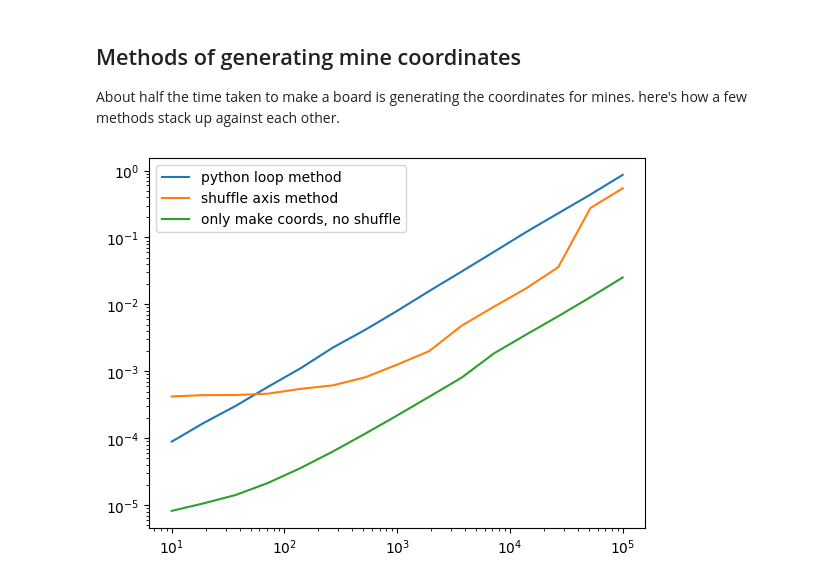
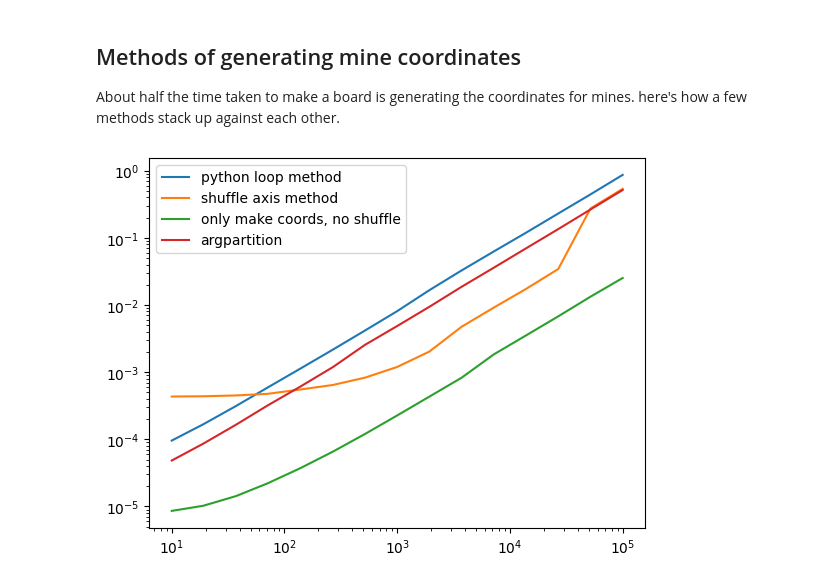
Before and after one commit to fred-cook/lad-sweeper, a Jupyter notebook: research/grid_gen_methods.ipynb, the cells around one changed output. Drawn from its saved outputs; the diff is of its cells as text; code cells hidden in the pictures.

```diff
--- a/research/grid_gen_methods.ipynb
+++ b/research/grid_gen_methods.ipynb
@@ -378,31 +378,37 @@ def generate_N_coords_1(N, rng):
 
 def generate_N_coords_2(N, rng):
     coords = np.arange(256, dtype=np.int8) * np.ones(N, dtype=np.int8)[:,None]
     rng.shuffle(coords, axis=1)
     return coords
 
 def generate_N_coords_3(N, rng):
     coords = np.arange(256, dtype=np.int8) * np.ones(N, dtype=np.int8)[:,None]
     #rng.shuffle(coords, axis=1)
     return coords
 
+def generate_N_coords_4(N, rng):
+    rands = rng.random((N, 256))
+    return np.argpartition(rands, 99, axis=1)[:, :99]
+
 def timer(i, N):
     setup = f"from __main__ import generate_N_coords_{i}; import numpy as np; rng=np.random.default_rng()"
     stmt = f"generate_N_coords_{i}({N}, rng)"
     return timeit(stmt, setup, number=100) / 100
 
 Ns = (10**np.linspace(1, 5, 15)).astype(int)
 
 times_1 = [timer(1, N) for N in Ns]
 times_2 = [timer(2, N) for N in Ns]
 times_3 = [timer(3, N) for N in Ns]
+times_4 = [timer(4, N) for N in Ns]
 
 plt.plot(Ns, times_1, label="python loop method")
 plt.plot(Ns, times_2, label="shuffle axis method")
 plt.plot(Ns, times_3, label="only make coords, no shuffle")
+plt.plot(Ns, times_4, label="argpartition")
 plt.legend()
 plt.yscale("log")
 plt.xscale("log")
 plt.show()
 # %% [output]
-[figure, old version]
+[figure, new version]
```
Also changed, not shown: parts of 1 cell of this notebook.
